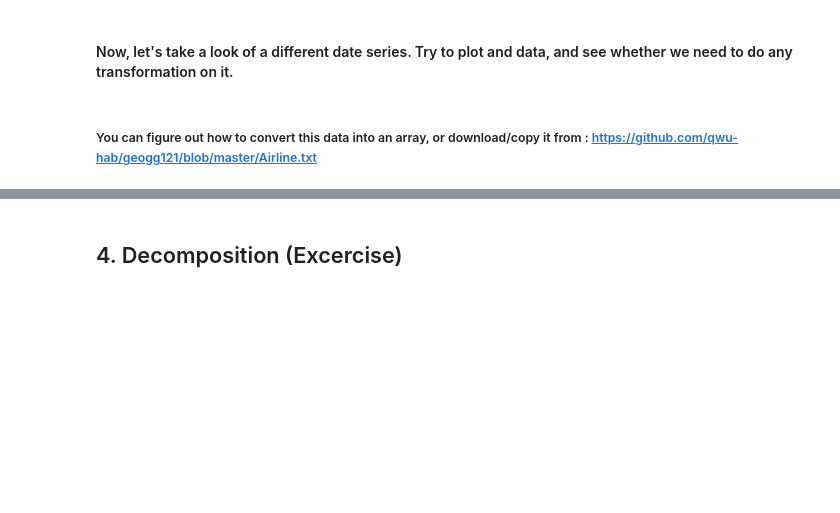
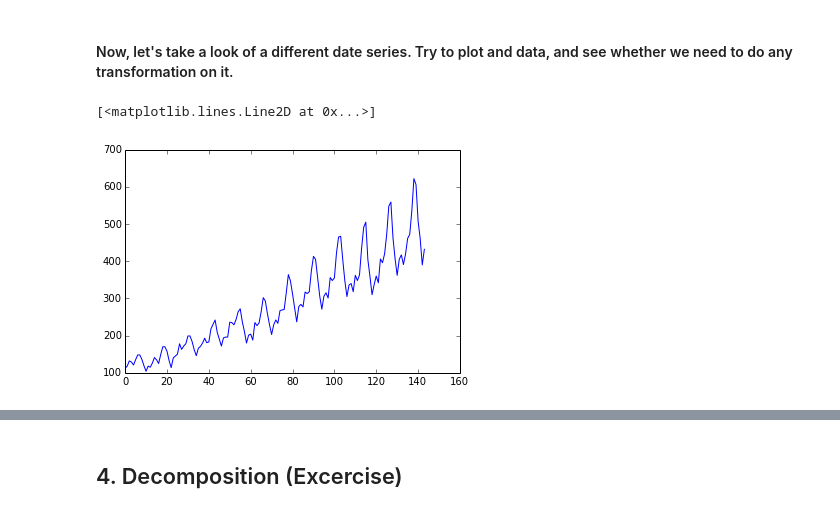
Before and after one commit to qwu-570/geogg121, a Jupyter notebook: tsa_temp.ipynb, the cells around one changed output, grey strips where cells are left out. Drawn from its saved outputs; the diff is of its cells as text; code cells hidden in the pictures; blank space fills up the shorter version.

```diff
--- a/tsa_temp.ipynb
+++ b/tsa_temp.ipynb
@@ -288,17 +286,20 @@ Roots 1.0950 +0.0000j 1.0950 0.0000 5.6168 +0.0000j 5.6168 0.0000 1.9962 +0.0000
 # %%
 # International airline passengers: monthly totals in thousands.
 # from Jan 1949 to Dec 1960
-air = '112	118	132	129	121	135	148	148	136	119	104	118\
-    115	126	141	135	125	149	170	170	158	133	114	140\
-    145	150	178	163	172	178	199	199	184	162	146	166\
-    171	180	193	181	183	218	230	242	209	191	172	194\
-    196	196	236	235	229	243	264	272	237	211	180	201\
-    204	188	235	227	234	264	302	293	259	229	203	229\
-    242	233	267	269	270	315	364	347	312	274	237	278\
-    284	277	317	313	318	374	413	405	355	306	271	306\
-    315	301	356	348	355	422	465	467	404	347	305	336\
-    340	318	362	348	363	435	491	505	404	359	310	337\
-    360	342	406	396	420	472	548	559	463	407	362	405\
-    417	391	419	461	472	535	622	606	508	461	390	432'
+air = [112,118,132,129,121,135,148,148,136,119,104,118,\
+       115,126,141,135,125,149,170,170,158,133,114,140,\
+    145,150,178,163,172,178,199,199,184,162,146,166,\
+    171,180,193,181,183,218,230,242,209,191,172,194,\
+    196,196,236,235,229,243,264,272,237,211,180,201,\
+    204,188,235,227,234,264,302,293,259,229,203,229,\
+    242,233,267,269,270,315,364,347,312,274,237,278,\
+    284,277,317,313,318,374,413,405,355,306,271,306,\
+    315,301,356,348,355,422,465,467,404,347,305,336,\
+    340,318,362,348,363,435,491,505,404,359,310,337,\
+    360,342,406,396,420,472,548,559,463,407,362,405,\
+    417,391,419,461,472,535,622,606,508,461,390,432]
-# %% [markdown]
-##### You can figure out how to convert this data into an array, or download/copy it from : https://github.com/qwu-hab/geogg121/blob/master/Airline.txt
+# %%
+plot(air)
+# %% [output]
+[<matplotlib.lines.Line2D at 0x...>]
+[figure, added]
```
Also changed, not shown: parts of 29 cells of this notebook.
